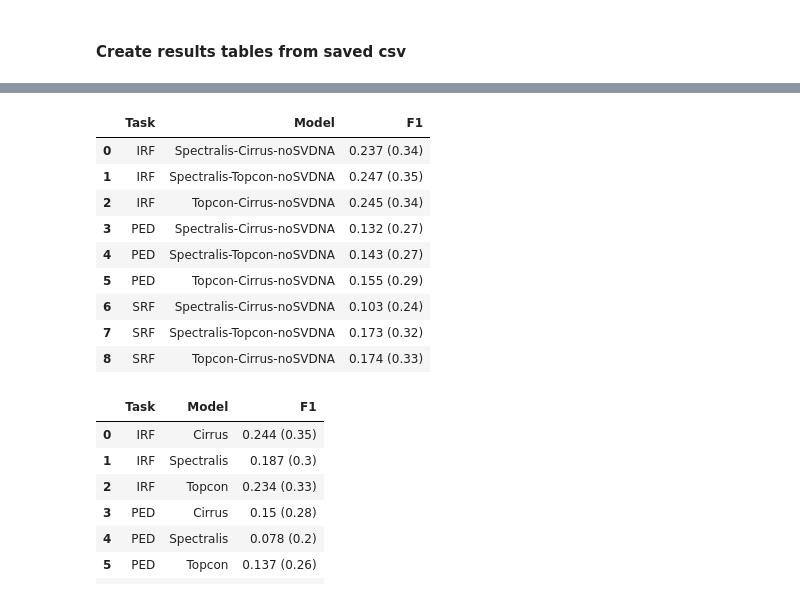
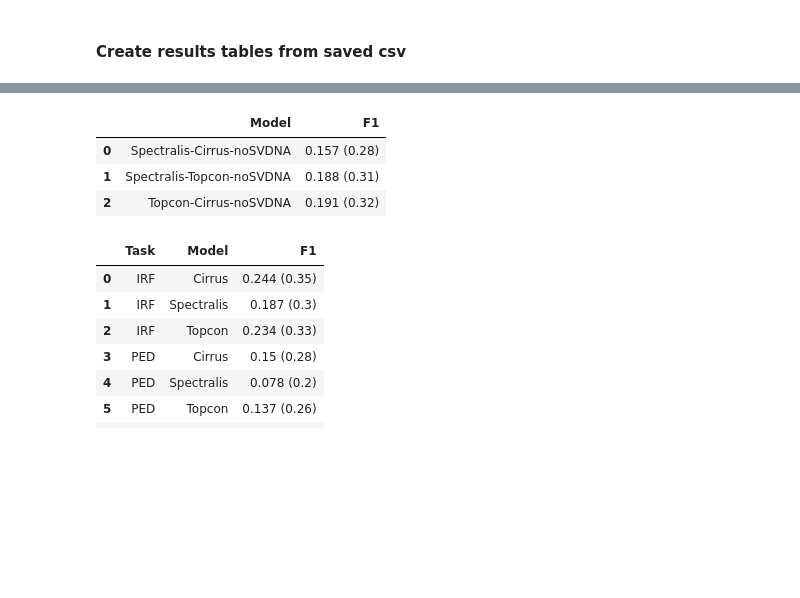
Before and after one commit to moritsih/OPTIMA_SeminarPractical, a Jupyter notebook: practical/main.ipynb, the cells around one changed output, grey strips where cells are left out. Cells and saved outputs as stored; diff of their text form; code cells hidden in the pictures; blank space fills up the shorter version.

```diff
--- a/practical/main.ipynb
+++ b/practical/main.ipynb
@@ -434,25 +457,20 @@ x
 # %%
-orig = result[result["Model"].isin(mean_nosvdna)]
-x = orig.groupby(["Task", "Model"]).mean().reset_index()
-y = orig.groupby(["Task", "Model"]).std().reset_index()
+no_svdna = result[result["Model"].isin(mean_nosvdna)]
+x = no_svdna.groupby(["Task", "Model"]).mean().reset_index()
+y = no_svdna.groupby(["Task", "Model"]).std().reset_index()
 
 # only get columns Task, Model and F1
 y = y[["Task", "Model", "F1"]]
 x = x[["Task", "Model", "F1"]]
-#x = x.groupby(["Model"]).mean(numeric_only=True).reset_index()
+x = x.groupby(["Model"]).mean(numeric_only=True).reset_index()
+y = y.groupby(["Model"]).mean(numeric_only=True).reset_index()
 
 # combine F1 column of x and y like "x (y)"
 x["F1"] = x["F1"].round(3).astype(str) + " (" + y["F1"].round(2).astype(str) + ")"
 x
 # %% [output]
-|  | Task | Model | F1 |
-| 0 | IRF | Spectralis-Cirrus-noSVDNA | 0.237 (0.34) |
-| 1 | IRF | Spectralis-Topcon-noSVDNA | 0.247 (0.35) |
-| 2 | IRF | Topcon-Cirrus-noSVDNA | 0.245 (0.34) |
-| 3 | PED | Spectralis-Cirrus-noSVDNA | 0.132 (0.27) |
-| 4 | PED | Spectralis-Topcon-noSVDNA | 0.143 (0.27) |
-| 5 | PED | Topcon-Cirrus-noSVDNA | 0.155 (0.29) |
-| 6 | SRF | Spectralis-Cirrus-noSVDNA | 0.103 (0.24) |
-| 7 | SRF | Spectralis-Topcon-noSVDNA | 0.173 (0.32) |
-| 8 | SRF | Topcon-Cirrus-noSVDNA | 0.174 (0.33) |
+|  | Model | F1 |
+| 0 | Spectralis-Cirrus-noSVDNA | 0.157 (0.28) |
+| 1 | Spectralis-Topcon-noSVDNA | 0.188 (0.31) |
+| 2 | Topcon-Cirrus-noSVDNA | 0.191 (0.32) |
 # %%
```
Also changed, not shown: parts of 11 cells of this notebook, 3 other files.
